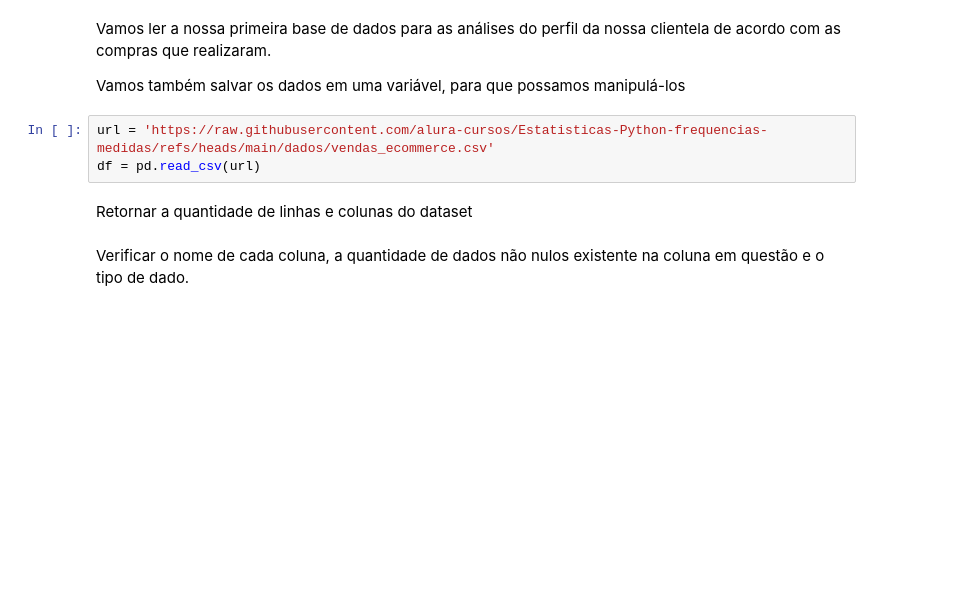
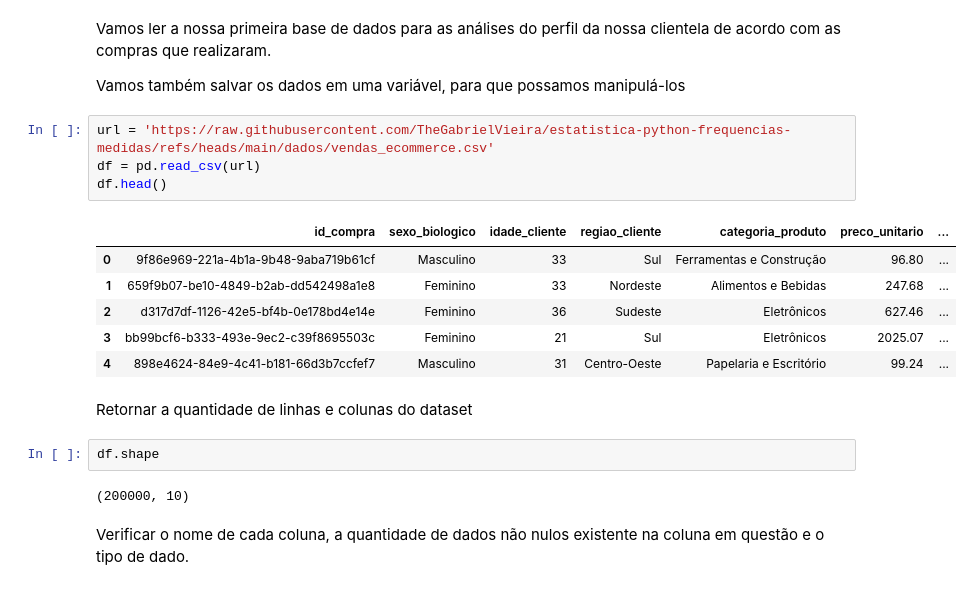
Before and after one commit to TheGabrielVieira/estatistica-python-frequencias-medidas, a Jupyter notebook: Projeto_Estatística_com_Python_frequencias_e_medidas.ipynb, the cells around one changed output. Saved outputs shown, nothing was run; the diff lists cells and outputs as text; blank space fills up the shorter version.

```diff
--- a/Projeto_Estatística_com_Python_frequencias_e_medidas.ipynb
+++ b/Projeto_Estatística_com_Python_frequencias_e_medidas.ipynb
@@ -41,9 +41,21 @@ Vamos ler a nossa primeira base de dados para as análises do perfil da nossa cl
 
 Vamos também salvar os dados em uma variável, para que possamos manipulá-los
 # %%
-url = 'https://raw.githubusercontent.com/alura-cursos/Estatisticas-Python-frequencias-medidas/refs/heads/main/dados/vendas_ecommerce.csv'
+url = 'https://raw.githubusercontent.com/TheGabrielVieira/estatistica-python-frequencias-medidas/refs/heads/main/dados/vendas_ecommerce.csv'
 df = pd.read_csv(url)
+df.head()
+# %% [output]
+|  | id_compra | sexo_biologico | idade_cliente | regiao_cliente | categoria_produto | preco_unitario | ... |
+| 0 | 9f86e969-221a-4b1a-9b48-9aba719b61cf | Masculino | 33 | Sul | Ferramentas e Construção | 96.80 | ... |
+| 1 | 659f9b07-be10-4849-b2ab-dd542498a1e8 | Feminino | 33 | Nordeste | Alimentos e Bebidas | 247.68 | ... |
+| 2 | d317d7df-1126-42e5-bf4b-0e178bd4e14e | Feminino | 36 | Sudeste | Eletrônicos | 627.46 | ... |
+| 3 | bb99bcf6-b333-493e-9ec2-c39f8695503c | Feminino | 21 | Sul | Eletrônicos | 2025.07 | ... |
+| 4 | 898e4624-84e9-4c41-b181-66d3b7ccfef7 | Masculino | 31 | Centro-Oeste | Papelaria e Escritório | 99.24 | ... |
 # %% [markdown]
 Retornar a quantidade de linhas e colunas do dataset
+# %%
+df.shape
+# %% [output]
+(200000, 10)
 # %% [markdown]
 Verificar o nome de cada coluna, a quantidade de dados não nulos existente na coluna em questão e o tipo de dado.
```
Also changed, not shown: parts of 1 cell of this notebook.
